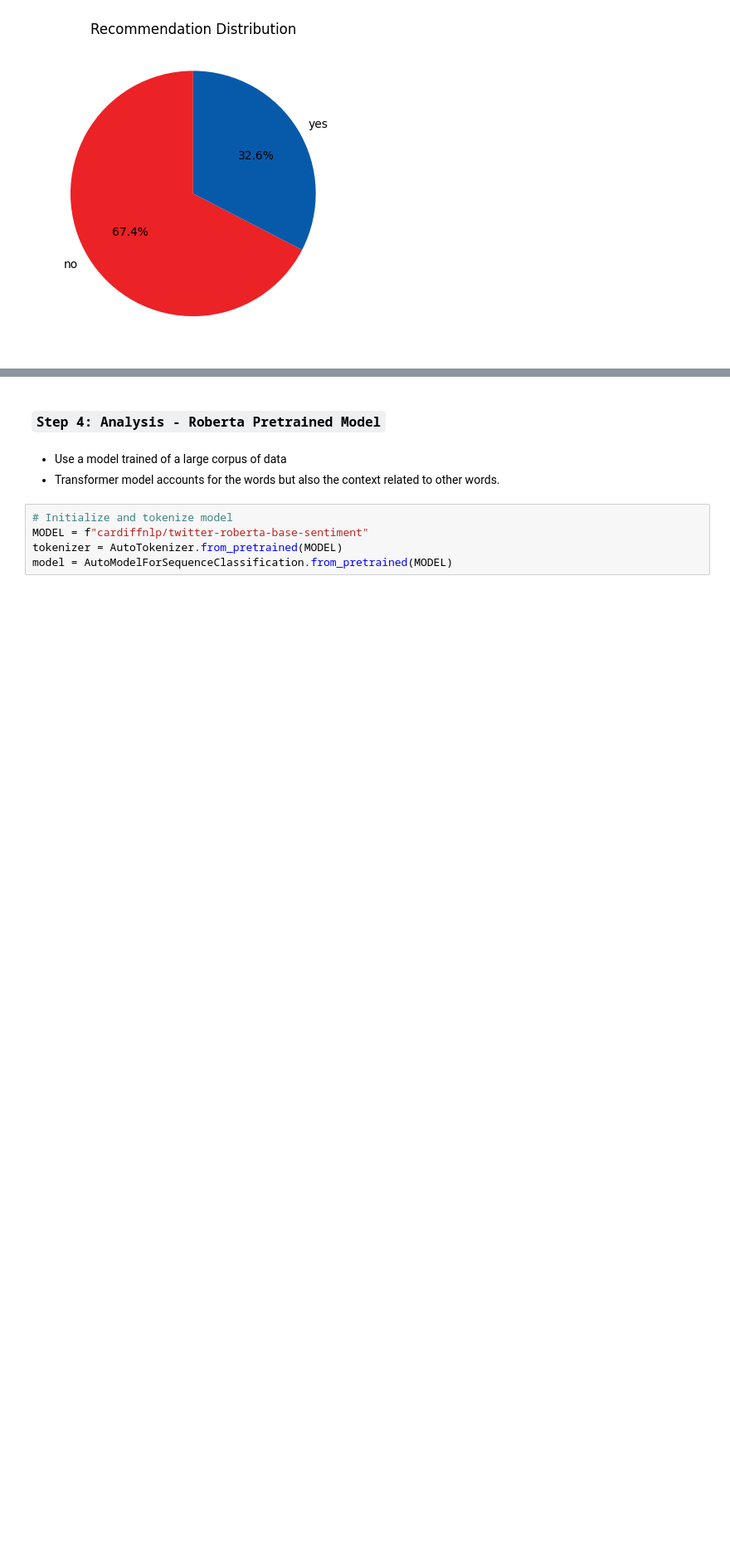
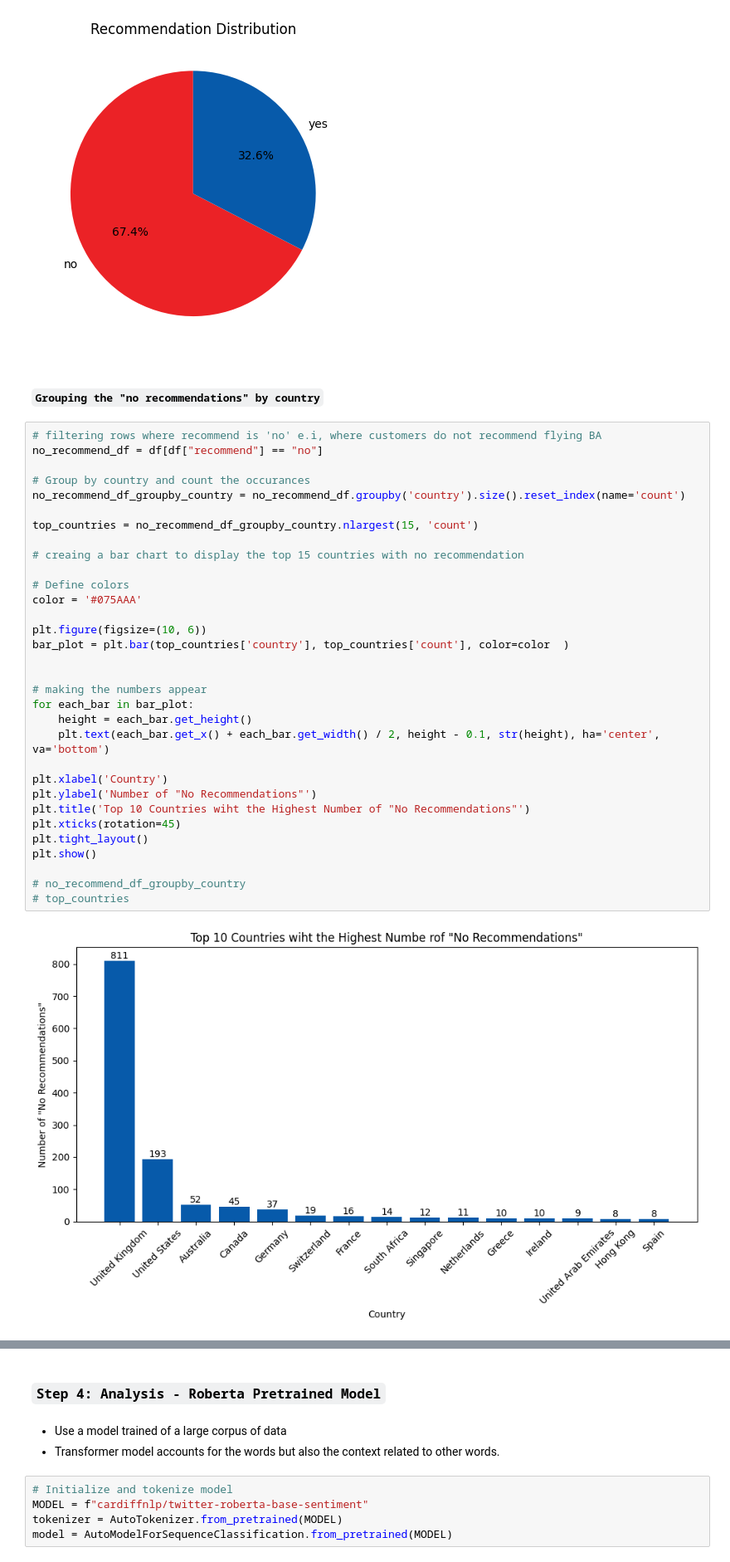
Before and after one commit to Ukomah/Customer-sentiment-analysis-for-british-airways-reviews, a Jupyter notebook: ba_reviews_analysis.ipynb, the cells around one changed output, grey strips where cells are left out. Shown at 83% size. Drawn from its saved outputs; the diff is of its cells as text; blank space fills up the shorter version.

```diff
--- a/ba_reviews_analysis.ipynb
+++ b/ba_reviews_analysis.ipynb
@@ -207,3 +207,39 @@ plt.savefig('img/recommendation_review_BC.png')
 plt.show()
 # %% [output]
 [figure]
+# %% [markdown]
+##### `Grouping the "no recommendations" by country`
+# %%
+# filtering rows where recommend is 'no' e.i, where customers do not recommend flying BA
+no_recommend_df = df[df["recommend"] == "no"]
+
+# Group by country and count the occurances
+no_recommend_df_groupby_country = no_recommend_df.groupby('country').size().reset_index(name='count')
+
+top_countries = no_recommend_df_groupby_country.nlargest(15, 'count')
+
+# creaing a bar chart to display the top 15 countries with no recommendation
+
+# Define colors
+color = '#075AAA'
+
+plt.figure(figsize=(10, 6))
+bar_plot = plt.bar(top_countries['country'], top_countries['count'], color=color  )
+
+
+# making the numbers appear
+for each_bar in bar_plot:
+    height = each_bar.get_height()
+    plt.text(each_bar.get_x() + each_bar.get_width() / 2, height - 0.1, str(height), ha='center', va='bottom')
+
+plt.xlabel('Country')
+plt.ylabel('Number of "No Recommendations"')
+plt.title('Top 10 Countries wiht the Highest Number of "No Recommendations"')
+plt.xticks(rotation=45)
+plt.tight_layout()
+plt.show()
+
+# no_recommend_df_groupby_country
+# top_countries
+# %% [output]
+[figure, added]
```
Also changed, not shown: parts of 2 cells of this notebook.
